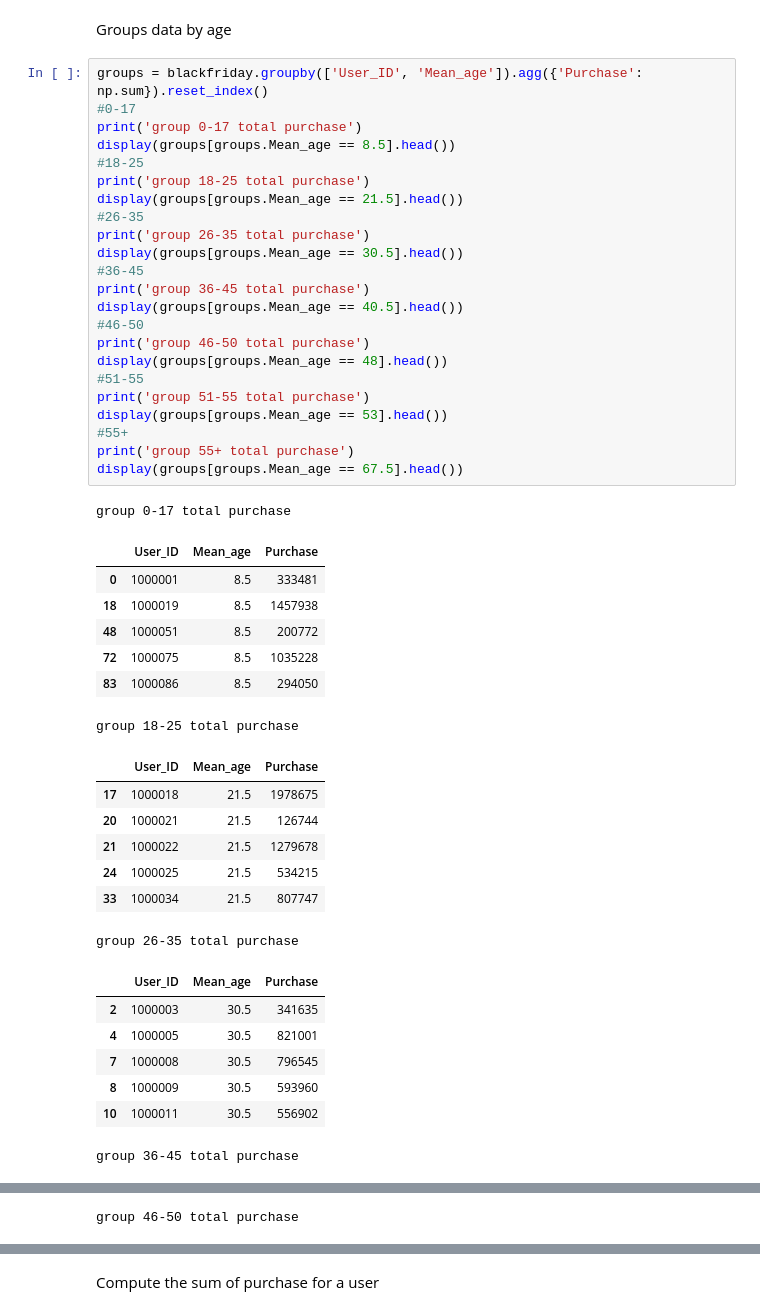
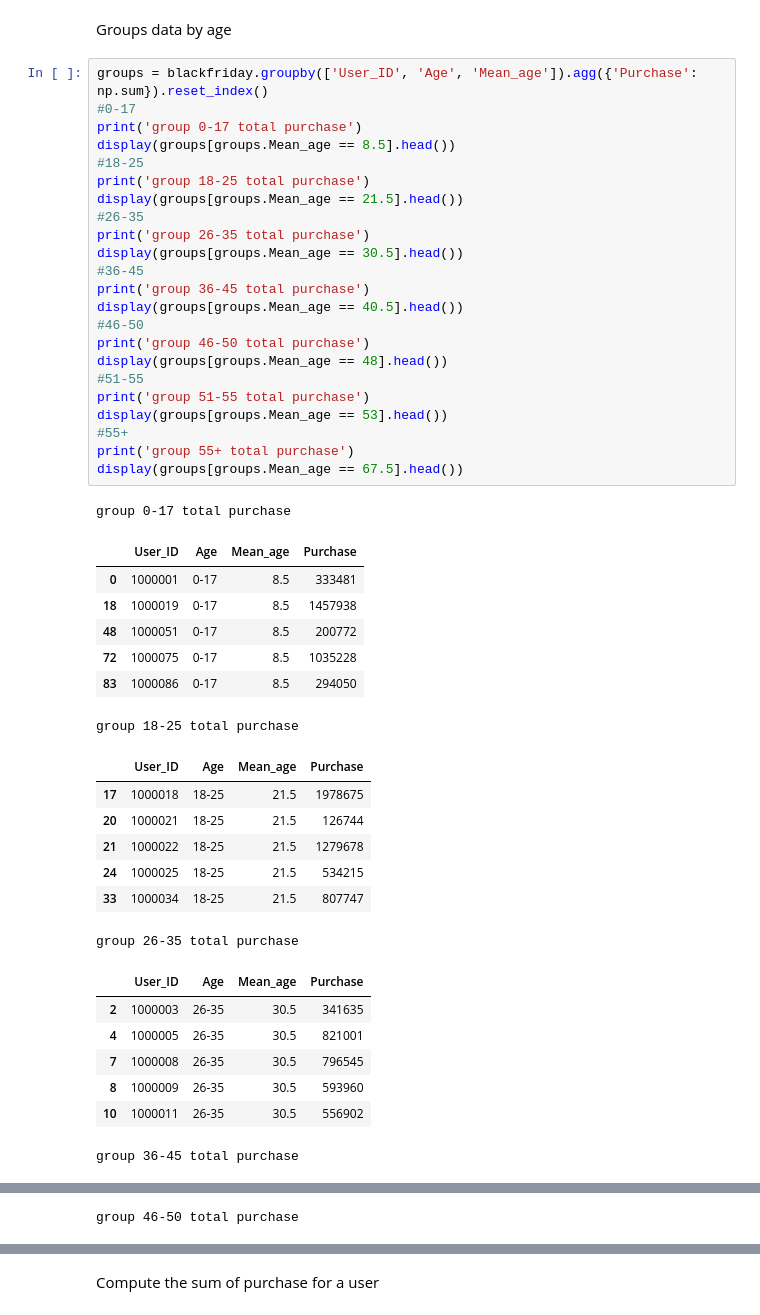
Before and after one commit to mtruon11/Black-Friday-Analysis, a Jupyter notebook: Black-Friday-Analysis.ipynb, the cells around one changed output, grey strips where cells are left out. Saved outputs shown, nothing was run; the diff lists cells and outputs as text.

```diff
--- a/Black-Friday-Analysis.ipynb
+++ b/Black-Friday-Analysis.ipynb
@@ -123,48 +121,48 @@ category_table.head()
 # %% [markdown]
 Groups data by age
 # %%
-groups = blackfriday.groupby(['User_ID', 'Mean_age']).agg({'Purchase': np.sum}).reset_index()
+groups = blackfriday.groupby(['User_ID', 'Age', 'Mean_age']).agg({'Purchase': np.sum}).reset_index()
 #0-17
 print('group 0-17 total purchase')
 display(groups[groups.Mean_age == 8.5].head())
 #18-25
 print('group 18-25 total purchase')
 display(groups[groups.Mean_age == 21.5].head())
 #26-35
 print('group 26-35 total purchase')
 display(groups[groups.Mean_age == 30.5].head())
 #36-45
 print('group 36-45 total purchase')
 display(groups[groups.Mean_age == 40.5].head())
 #46-50
 print('group 46-50 total purchase')
 display(groups[groups.Mean_age == 48].head())
 #51-55
 print('group 51-55 total purchase')
 display(groups[groups.Mean_age == 53].head())
 #55+
 print('group 55+ total purchase')
 display(groups[groups.Mean_age == 67.5].head())
 # %% [output]
 group 0-17 total purchase
-|  | User_ID | Mean_age | Purchase |
-| 0 | 1000001 | 8.5 | 333481 |
-| 18 | 1000019 | 8.5 | 1457938 |
-| 48 | 1000051 | 8.5 | 200772 |
-| 72 | 1000075 | 8.5 | 1035228 |
-| 83 | 1000086 | 8.5 | 294050 |
+|  | User_ID | Age | Mean_age | Purchase |
+| 0 | 1000001 | 0-17 | 8.5 | 333481 |
+| 18 | 1000019 | 0-17 | 8.5 | 1457938 |
+| 48 | 1000051 | 0-17 | 8.5 | 200772 |
+| 72 | 1000075 | 0-17 | 8.5 | 1035228 |
+| 83 | 1000086 | 0-17 | 8.5 | 294050 |
 group 18-25 total purchase
-|  | User_ID | Mean_age | Purchase |
-| 17 | 1000018 | 21.5 | 1978675 |
-| 20 | 1000021 | 21.5 | 126744 |
-| 21 | 1000022 | 21.5 | 1279678 |
-| 24 | 1000025 | 21.5 | 534215 |
-| 33 | 1000034 | 21.5 | 807747 |
+|  | User_ID | Age | Mean_age | Purchase |
+| 17 | 1000018 | 18-25 | 21.5 | 1978675 |
+| 20 | 1000021 | 18-25 | 21.5 | 126744 |
+| 21 | 1000022 | 18-25 | 21.5 | 1279678 |
+| 24 | 1000025 | 18-25 | 21.5 | 534215 |
+| 33 | 1000034 | 18-25 | 21.5 | 807747 |
 group 26-35 total purchase
-|  | User_ID | Mean_age | Purchase |
-| 2 | 1000003 | 30.5 | 341635 |
-| 4 | 1000005 | 30.5 | 821001 |
-| 7 | 1000008 | 30.5 | 796545 |
-| 8 | 1000009 | 30.5 | 593960 |
-| 10 | 1000011 | 30.5 | 556902 |
+|  | User_ID | Age | Mean_age | Purchase |
+| 2 | 1000003 | 26-35 | 30.5 | 341635 |
+| 4 | 1000005 | 26-35 | 30.5 | 821001 |
+| 7 | 1000008 | 26-35 | 30.5 | 796545 |
+| 8 | 1000009 | 26-35 | 30.5 | 593960 |
+| 10 | 1000011 | 26-35 | 30.5 | 556902 |
 group 36-45 total purchase
```
Also changed, not shown: parts of 14 cells of this notebook.
